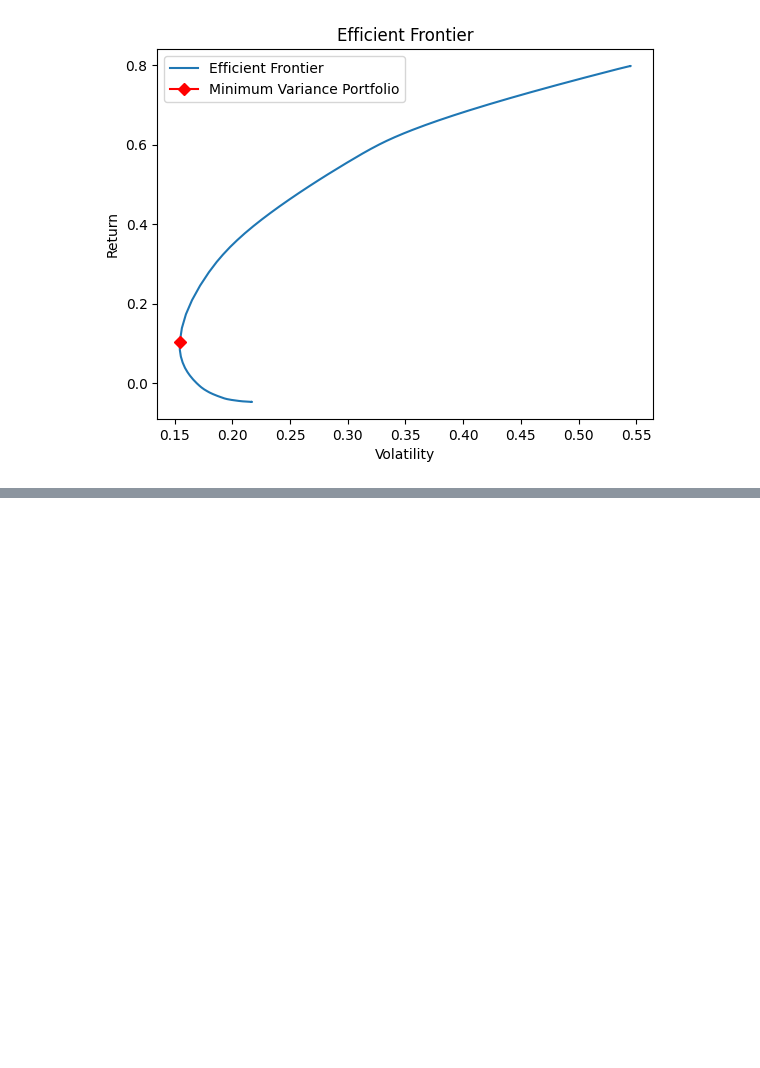
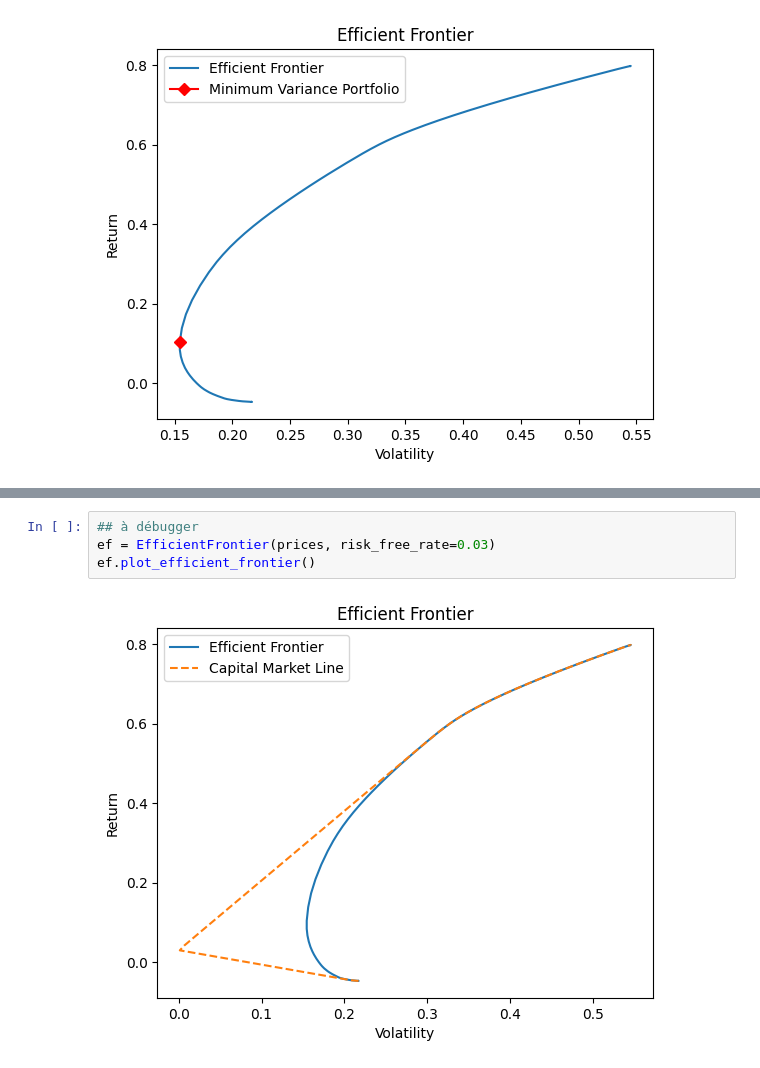
Before and after one commit to Mate0Martinez/Quantitative-asset-and-risk-management-project, a Jupyter notebook: code QARM.ipynb, the cells around one changed output, grey strips where cells are left out. Drawn from its saved outputs; the diff is of its cells as text; blank space fills up the shorter version.

```diff
--- a/code QARM.ipynb
+++ b/code QARM.ipynb
@@ -93,0 +185,6 @@ plt.show()
+# %%
+## à débugger
+ef = EfficientFrontier(prices, risk_free_rate=0.03)
+ef.plot_efficient_frontier()
+# %% [output]
+[figure, added]
```
Also changed, not shown: parts of 2 cells of this notebook.
